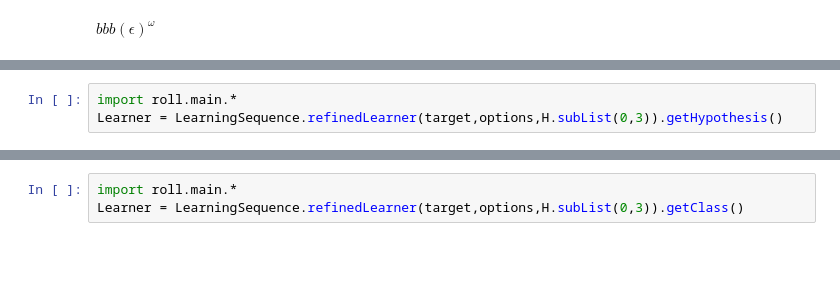
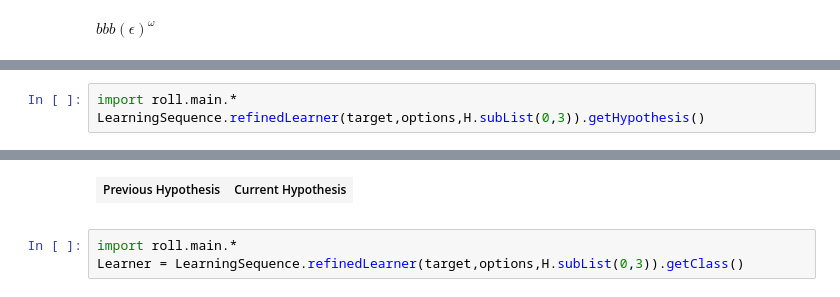
Before and after one commit to ljlin/roll-library, a Jupyter notebook: DFALearning.ipynb, the cells around one changed output, grey strips where cells are left out. Saved outputs shown, nothing was run; the diff lists cells and outputs as text; blank space fills up the shorter version.

```diff
--- a/DFALearning.ipynb
+++ b/DFALearning.ipynb
@@ -89,4 +97,4 @@ Learner = LearningSequence.refinedLearner(target,options,H.subList(0,2)).getHypo
 # %%
 import roll.main.*
-Learner = LearningSequence.refinedLearner(target,options,H.subList(0,3)).getHypothesis()
+LearningSequence.refinedLearner(target,options,H.subList(0,3)).getHypothesis()
 # %% [output]
@@ -94,3 +101,5 @@ Learner = LearningSequence.refinedLearner(target,options,H.subList(0,3)).getHypo
+| Previous Hypothesis | Current Hypothesis |
+|  |  |
 # %%
 import roll.main.*
 Learner = LearningSequence.refinedLearner(target,options,H.subList(0,3)).getClass()
```
Also changed, not shown: parts of 20 cells of this notebook, 9 other files.
